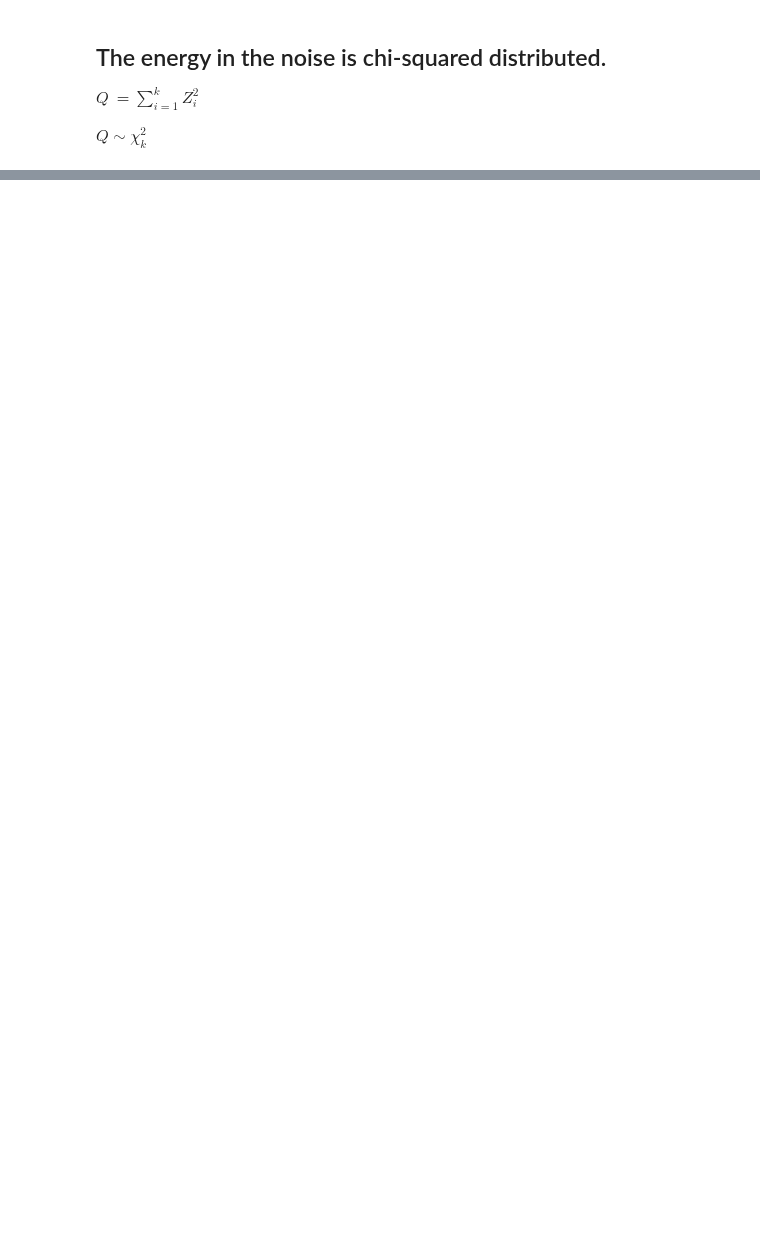
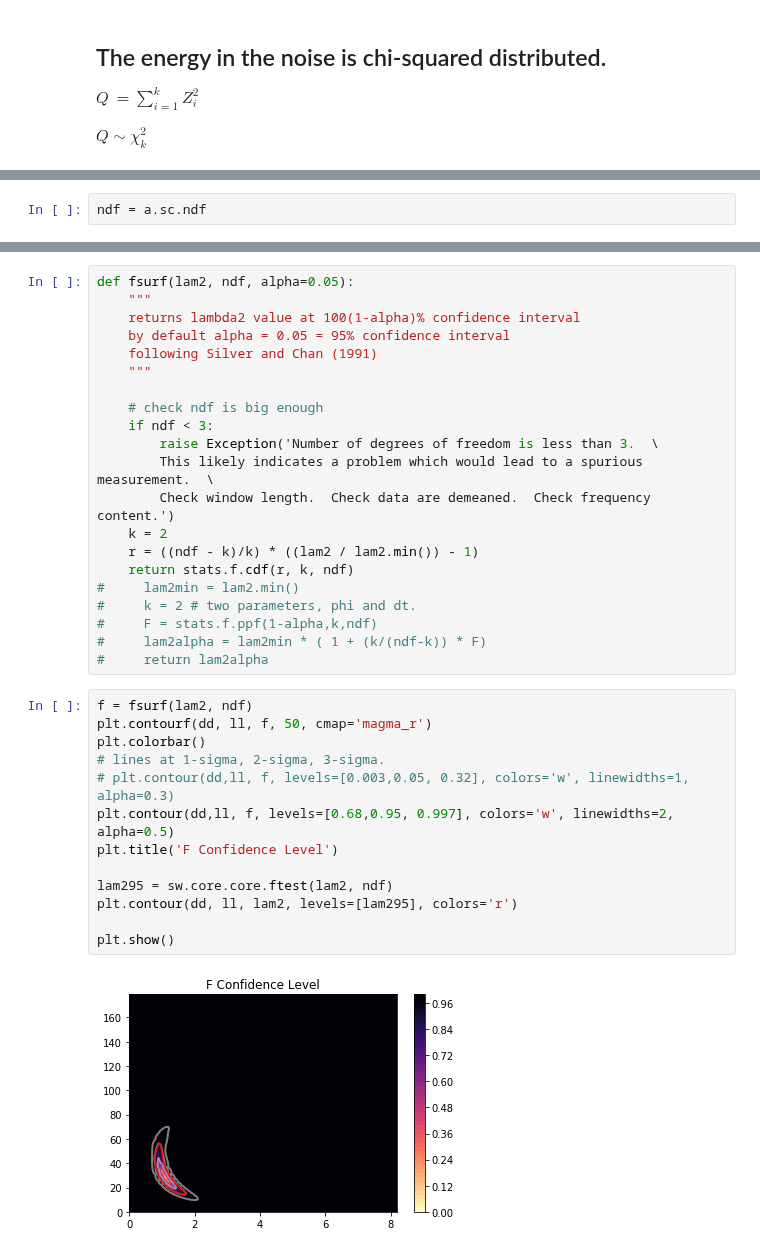
Before and after one commit to JackWalpole/splitwavepy, a Jupyter notebook: devel/F_test.ipynb, the cells around one changed output, grey strips where cells are left out. Drawn from its saved outputs; the diff is of its cells as text; blank space fills up the shorter version.

```diff
--- a/devel/F_test.ipynb
+++ b/devel/F_test.ipynb
@@ -59,0 +111,2 @@ $\frac{\lambda_2}{\lambda_2^{min}} \le 1 + \frac{k}{n-k}F^{1-\alpha}_{k,n-k}$
+# %%
+ndf = a.sc.ndf
@@ -59,0 +136,36 @@ $\frac{\lambda_2}{\lambda_2^{min}} \le 1 + \frac{k}{n-k}F^{1-\alpha}_{k,n-k}$
+# %%
+def fsurf(lam2, ndf, alpha=0.05):
+    """
+    returns lambda2 value at 100(1-alpha)% confidence interval
+    by default alpha = 0.05 = 95% confidence interval
+    following Silver and Chan (1991)
+    """
+
+    # check ndf is big enough
+    if ndf < 3:
+        raise Exception('Number of degrees of freedom is less than 3.  \
+        This likely indicates a problem which would lead to a spurious measurement.  \
+        Check window length.  Check data are demeaned.  Check frequency content.')
+    k = 2
+    r = ((ndf - k)/k) * ((lam2 / lam2.min()) - 1)
+    return stats.f.cdf(r, k, ndf)
+#     lam2min = lam2.min()
+#     k = 2 # two parameters, phi and dt.
+#     F = stats.f.ppf(1-alpha,k,ndf)
+#     lam2alpha = lam2min * ( 1 + (k/(ndf-k)) * F)
+#     return lam2alpha
+# %%
+f = fsurf(lam2, ndf)
+plt.contourf(dd, ll, f, 50, cmap='magma_r')
+plt.colorbar()
+# lines at 1-sigma, 2-sigma, 3-sigma.
+# plt.contour(dd,ll, f, levels=[0.003,0.05, 0.32], colors='w', linewidths=1, alpha=0.3)
+plt.contour(dd,ll, f, levels=[0.68,0.95, 0.997], colors='w', linewidths=2, alpha=0.5)
+plt.title('F Confidence Level')
+
+lam295 = sw.core.core.ftest(lam2, ndf)
+plt.contour(dd, ll, lam2, levels=[lam295], colors='r')
+
+plt.show()
+# %% [output]
+[figure, added]
```
Also changed, not shown: parts of 38 cells of this notebook, 2 other files.
